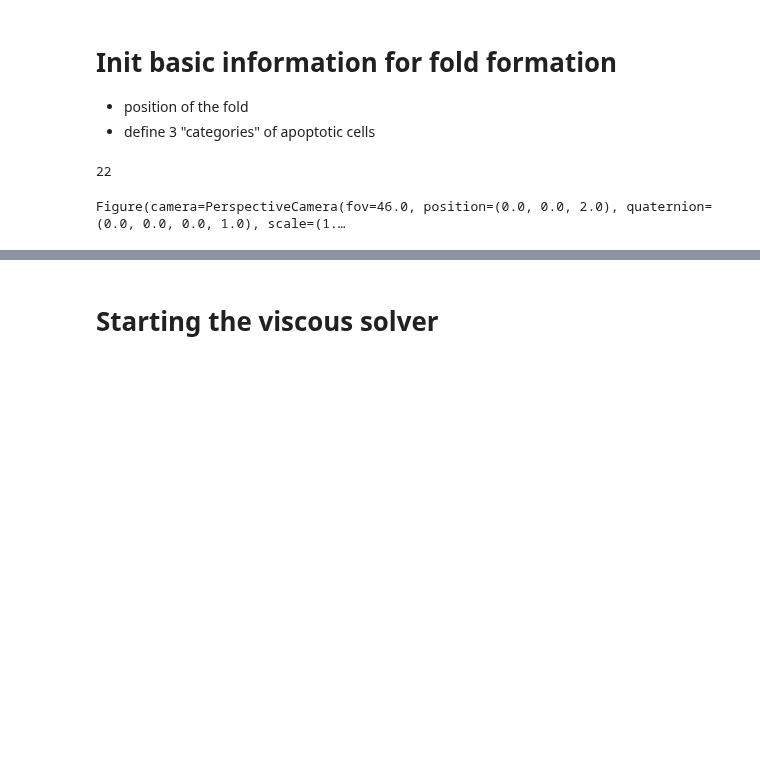
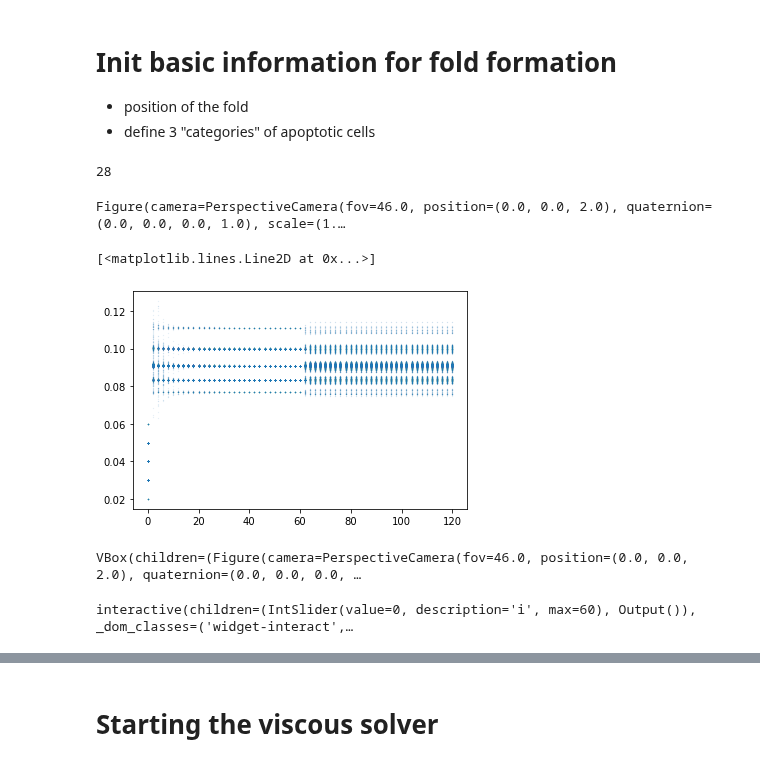
Before and after one commit to suzannelab/polarity, a Jupyter notebook: notebooks/SmallEllipsoid-OneFold-ViscousSolver.ipynb, the cells around one changed output, grey strips where cells are left out. Cells and saved outputs as stored; diff of their text form; code cells hidden in the pictures; blank space fills up the shorter version.

```diff
--- a/notebooks/SmallEllipsoid-OneFold-ViscousSolver.ipynb
+++ b/notebooks/SmallEllipsoid-OneFold-ViscousSolver.ipynb
@@ -240,18 +235,20 @@ model.labels
 - position of the fold
 - define 3 "categories" of apoptotic cells
 # %%
+
+
 define_fold_position(sheet, fold_number = 1, position=[-0.6, 0.6])
 print(len(sheet.face_df[sheet.face_df.fold==1]))
 
 ipv.clear()
 # code couleur profondeur du tissu
 fig, mesh = sheet_view(sheet, mode="3D", coords=['z', 'x', 'y'],
-                   edge={'color':'lightslategrey',
-                         'visible':True},
+                   edge={'color': edge_projected_stress(sheet, model),
+                         'visible': True},
                    face={'color': sheet.face_df.fold,
                         'colormap':'Reds',
                         'visible':True})
 fig
 # %% [output]
-22
+28
 Figure(camera=PerspectiveCamera(fov=46.0, position=(0.0, 0.0, 2.0), quaternion=(0.0, 0.0, 0.0, 1.0), scale=(1.…
@@ -257,0 +257,26 @@ Figure(camera=PerspectiveCamera(fov=46.0, position=(0.0, 0.0, 2.0), quaternion=(
+# %%
+manager = EventManager('face')
+manager.append(basic_events.reconnect)
+
+#Initiate history to save all columns in all df
+history = HistoryHdf5(
+    sheet,
+    save_every=2.0,
+    dt=0.1,
+    extra_cols={
+        "face": sheet.coords+['area'],
+        "edge": [u+c for u, c in product("stf", "xyz")]+['line_tension'],
+        },
+    hf5file="temp.hf5")
+
+solver = EulerProtSolver(
+    sheet,
+    geom,
+    model,
+    history=history,
+    manager=manager,
+    bounds=(
+        -sheet.edge_df.length.median()/10,
+        sheet.edge_df.length.median()/10
+    )
+)
@@ -258,3 +287,32 @@ Figure(camera=PerspectiveCamera(fov=46.0, position=(0.0, 0.0, 2.0), quaternion=(
+# %%
+with pd.HDFStore(history.hf5file) as store:
+    line_tension = store.select('edge', columns=['time', 'line_tension'])
+# %%
+fig, ax = plt.subplots()
+ax.plot(line_tension['time'], line_tension['line_tension'], '.', alpha=0.8, ms=0.1)
+# %% [output]
+[<matplotlib.lines.Line2D at 0x...>]
+[figure, added]
+# %%
+history = HistoryHdf5.from_archive(solver.history.hf5file)
+
+
+specs = {
+    "face": {
+        "visible": True,
+        "color": lambda sheet : sheet.face_df['area'],
+        "colormap": 'viridis',
+    },
+    "edge": {
+        "color": 'k'
+    }
+}
+
+
+browse_history(history, coords=['z', 'x', 'y'], **specs)
+# %% [output]
+VBox(children=(Figure(camera=PerspectiveCamera(fov=46.0, position=(0.0, 0.0, 2.0), quaternion=(0.0, 0.0, 0.0, …
+interactive(children=(IntSlider(value=0, description='i', max=60), Output()), _dom_classes=('widget-interact',…
 # %%
 sheet.face_df['apoptosis'] = 0
 apoptosis_ventral(sheet, 1)
```
Also changed, not shown: parts of 12 cells of this notebook, 1 other file.
